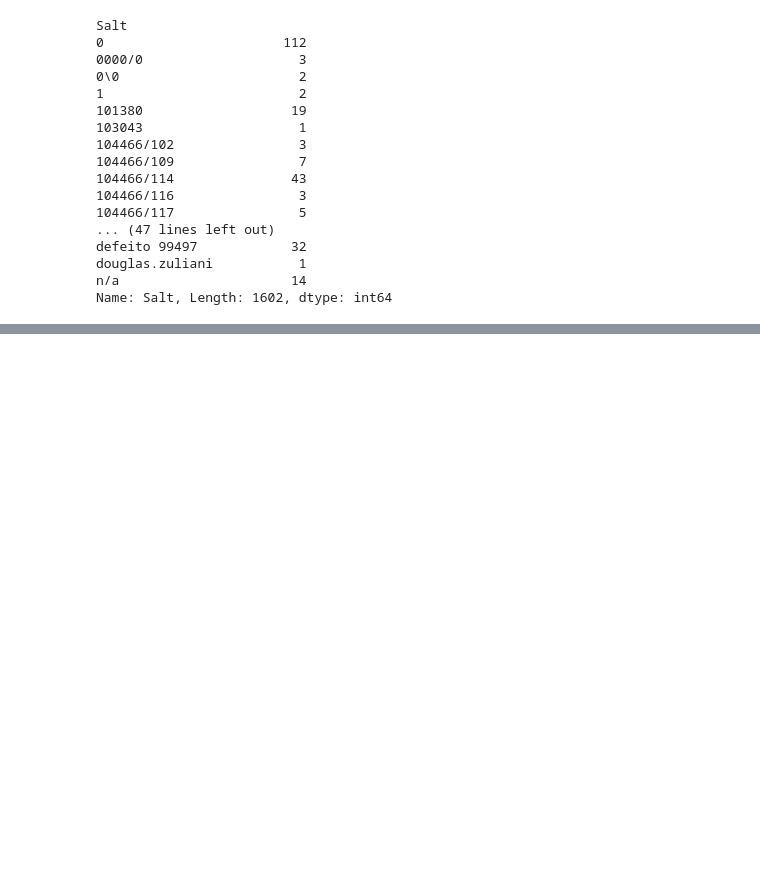
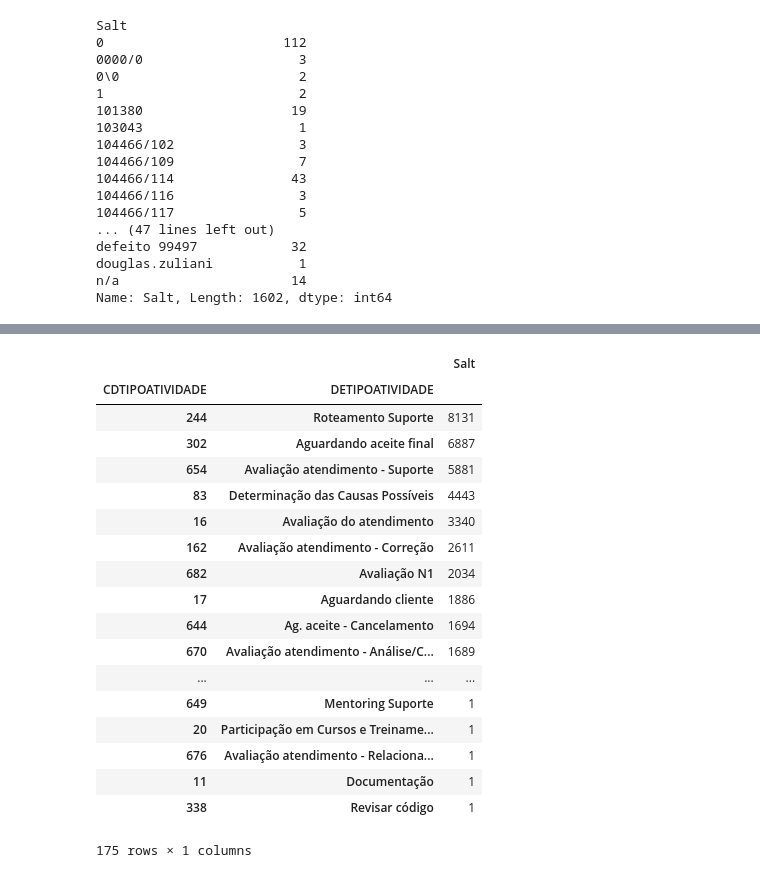
Before and after one commit to wilianselzlein/Metricas, a Jupyter notebook: Changesets.ipynb, the cells around one changed output, grey strips where cells are left out. Saved outputs shown, nothing was run; the diff lists cells and outputs as text; code cells hidden in the pictures; blank space fills up the shorter version.

```diff
--- a/Changesets.ipynb
+++ b/Changesets.ipynb
@@ -416,2 +462,43 @@ correcao[correcao.File == 'DIG000082.DH4']
 132 rows × 12 columns
+# %%
+dfSalts.groupby(['CDTIPOATIVIDADE', 'DETIPOATIVIDADE'])['Salt'].count().to_frame().sort_values(by='Salt', ascending=False)
+#dfAtividades
+
+#dfChangesets['HorasDesenv'] = dfChangesets.Desenv.apply(lambda y: 0 if y not in Desenv else Salts_counts[y])
+
+#dfSalts.groupby(['Salt', '']).agg({'duration': [min, max, sum],      # find the min, max, and sum of the duration column
+#                                     'network_type': "count", # find the number of network type entries
+#                                     'date': [min, 'first', 'nunique']})    #
+
+83	Determinacao das Causas Possiveis
+162	Avalicao atendimento - Correcao
+51	Sincronizacao de fontes para versao de correcao
+188	Avaliacao atendimento - Desenvolvimento PJ
+90	Suporte e apoio t้cnico ao cliente interno
+336	Codificar solucao
+8	Codificacao
+45	Codificacao devido a testes reprovados
+119	Avaliacao atendimento - Desenvolvimento
+15	Script
+344	Corrigir codificacao
+# %% [output]
+|  |  | Salt |
+| CDTIPOATIVIDADE | DETIPOATIVIDADE |  |
+| 244 | Roteamento Suporte | 8131 |
+| 302 | Aguardando aceite final | 6887 |
+| 654 | Avaliação atendimento - Suporte | 5881 |
+| 83 | Determinação das Causas Possíveis | 4443 |
+| 16 | Avaliação do atendimento | 3340 |
+| 162 | Avaliação atendimento - Correção | 2611 |
+| 682 | Avaliação N1 | 2034 |
+| 17 | Aguardando cliente | 1886 |
+| 644 | Ag. aceite - Cancelamento | 1694 |
+| 670 | Avaliação atendimento - Análise/C... | 1689 |
+| ... | ... | ... |
+| 649 | Mentoring Suporte | 1 |
+| 20 | Participação em Cursos e Treiname... | 1 |
+| 676 | Avaliação atendimento - Relaciona... | 1 |
+| 11 | Documentação | 1 |
+| 338 | Revisar código | 1 |
+175 rows × 1 columns
 # %%
```
Also changed, not shown: parts of 12 cells of this notebook.
